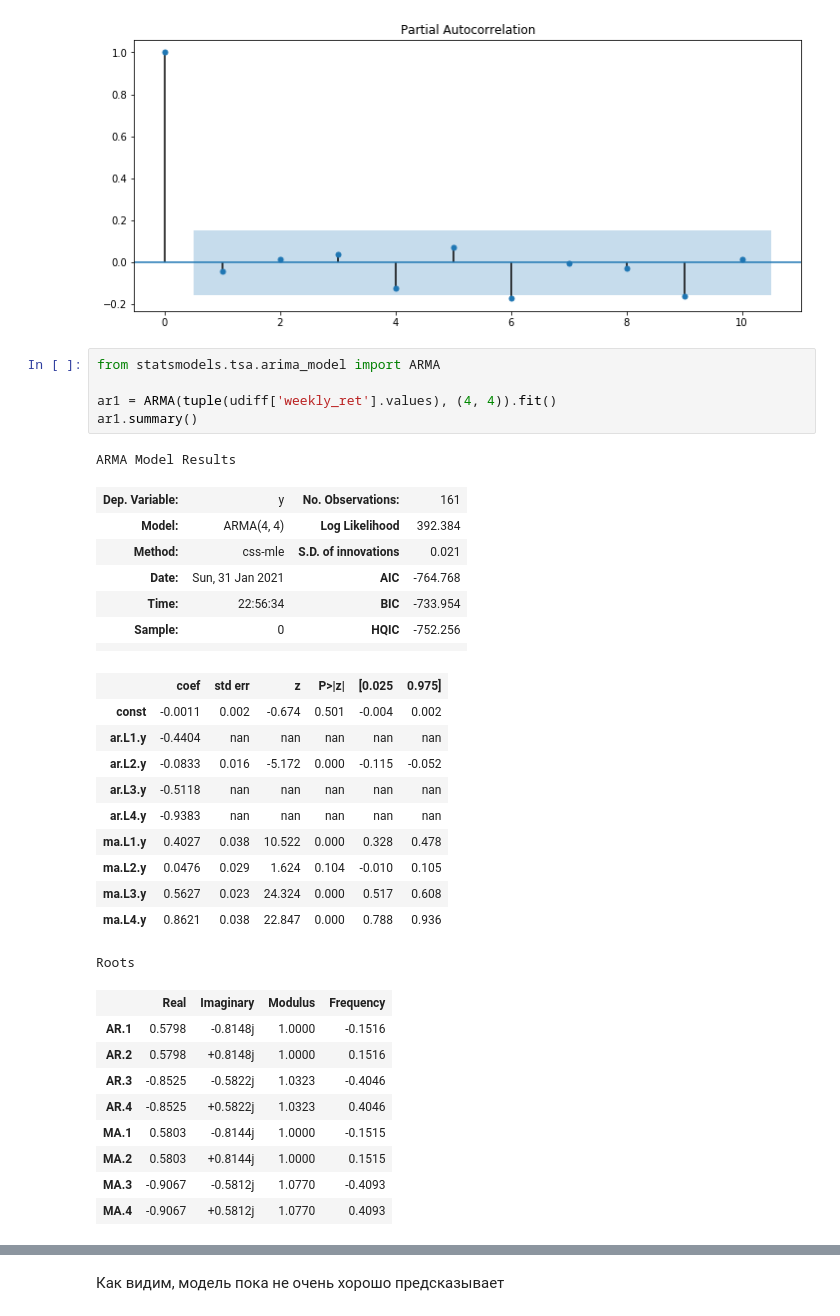
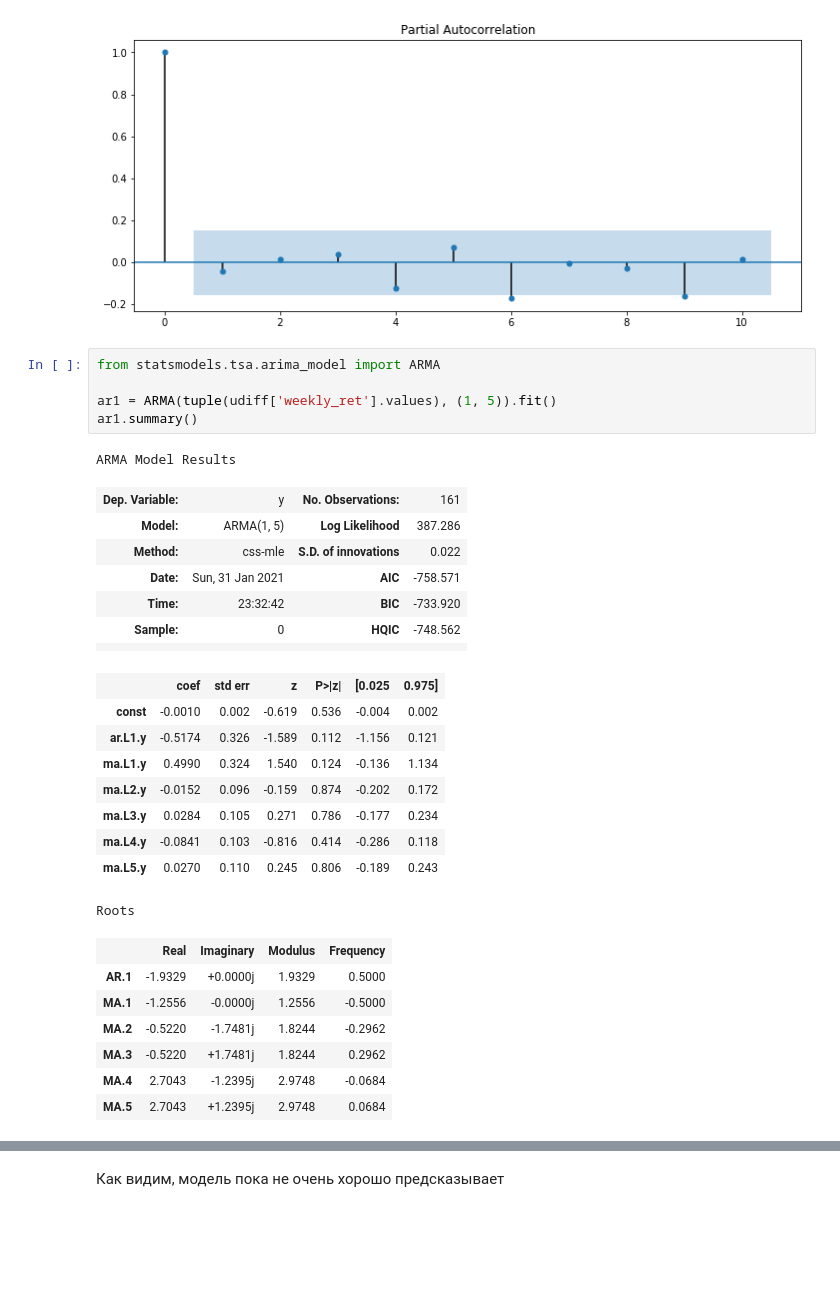
Before and after one commit to EvgenyRostovtsev/ML_Netology, a Jupyter notebook: TS3/HWTS3.ipynb, the cells around one changed output, grey strips where cells are left out. Saved outputs shown, nothing was run; the diff lists cells and outputs as text; blank space fills up the shorter version.

```diff
--- a/TS3/HWTS3.ipynb
+++ b/TS3/HWTS3.ipynb
@@ -109,37 +109,33 @@ plt.show()
 # %%
 from statsmodels.tsa.arima_model import ARMA
 
-ar1 = ARMA(tuple(udiff['weekly_ret'].values), (4, 4)).fit()
+ar1 = ARMA(tuple(udiff['weekly_ret'].values), (1, 5)).fit()
 ar1.summary()
 # %% [output]
 ARMA Model Results
 | Dep. Variable: | y | No. Observations: | 161 |
-| Model: | ARMA(4, 4) | Log Likelihood | 392.384 |
-| Method: | css-mle | S.D. of innovations | 0.021 |
-| Date: | Sun, 31 Jan 2021 | AIC | -764.768 |
-| Time: | 22:56:34 | BIC | -733.954 |
-| Sample: | 0 | HQIC | -752.256 |
+| Model: | ARMA(1, 5) | Log Likelihood | 387.286 |
+| Method: | css-mle | S.D. of innovations | 0.022 |
+| Date: | Sun, 31 Jan 2021 | AIC | -758.571 |
+| Time: | 23:32:42 | BIC | -733.920 |
+| Sample: | 0 | HQIC | -748.562 |
 |  |  |  |  |
 |  | coef | std err | z | P>|z| | [0.025 | 0.975] |
-| const | -0.0011 | 0.002 | -0.674 | 0.501 | -0.004 | 0.002 |
-| ar.L1.y | -0.4404 | nan | nan | nan | nan | nan |
-| ar.L2.y | -0.0833 | 0.016 | -5.172 | 0.000 | -0.115 | -0.052 |
-| ar.L3.y | -0.5118 | nan | nan | nan | nan | nan |
-| ar.L4.y | -0.9383 | nan | nan | nan | nan | nan |
-| ma.L1.y | 0.4027 | 0.038 | 10.522 | 0.000 | 0.328 | 0.478 |
-| ma.L2.y | 0.0476 | 0.029 | 1.624 | 0.104 | -0.010 | 0.105 |
-| ma.L3.y | 0.5627 | 0.023 | 24.324 | 0.000 | 0.517 | 0.608 |
-| ma.L4.y | 0.8621 | 0.038 | 22.847 | 0.000 | 0.788 | 0.936 |
+| const | -0.0010 | 0.002 | -0.619 | 0.536 | -0.004 | 0.002 |
+| ar.L1.y | -0.5174 | 0.326 | -1.589 | 0.112 | -1.156 | 0.121 |
+| ma.L1.y | 0.4990 | 0.324 | 1.540 | 0.124 | -0.136 | 1.134 |
+| ma.L2.y | -0.0152 | 0.096 | -0.159 | 0.874 | -0.202 | 0.172 |
+| ma.L3.y | 0.0284 | 0.105 | 0.271 | 0.786 | -0.177 | 0.234 |
+| ma.L4.y | -0.0841 | 0.103 | -0.816 | 0.414 | -0.286 | 0.118 |
+| ma.L5.y | 0.0270 | 0.110 | 0.245 | 0.806 | -0.189 | 0.243 |
 Roots
 |  | Real | Imaginary | Modulus | Frequency |
-| AR.1 | 0.5798 | -0.8148j | 1.0000 | -0.1516 |
-| AR.2 | 0.5798 | +0.8148j | 1.0000 | 0.1516 |
-| AR.3 | -0.8525 | -0.5822j | 1.0323 | -0.4046 |
-| AR.4 | -0.8525 | +0.5822j | 1.0323 | 0.4046 |
-| MA.1 | 0.5803 | -0.8144j | 1.0000 | -0.1515 |
-| MA.2 | 0.5803 | +0.8144j | 1.0000 | 0.1515 |
-| MA.3 | -0.9067 | -0.5812j | 1.0770 | -0.4093 |
-| MA.4 | -0.9067 | +0.5812j | 1.0770 | 0.4093 |
+| AR.1 | -1.9329 | +0.0000j | 1.9329 | 0.5000 |
+| MA.1 | -1.2556 | -0.0000j | 1.2556 | -0.5000 |
+| MA.2 | -0.5220 | -1.7481j | 1.8244 | -0.2962 |
+| MA.3 | -0.5220 | +1.7481j | 1.8244 | 0.2962 |
+| MA.4 | 2.7043 | -1.2395j | 2.9748 | -0.0684 |
+| MA.5 | 2.7043 | +1.2395j | 2.9748 | 0.0684 |
 # %%
 plt.figure(figsize=(12, 8))
 plt.plot(udiff['weekly_ret'].values, color='blue')
```
Also changed, not shown: parts of 12 cells of this notebook.
